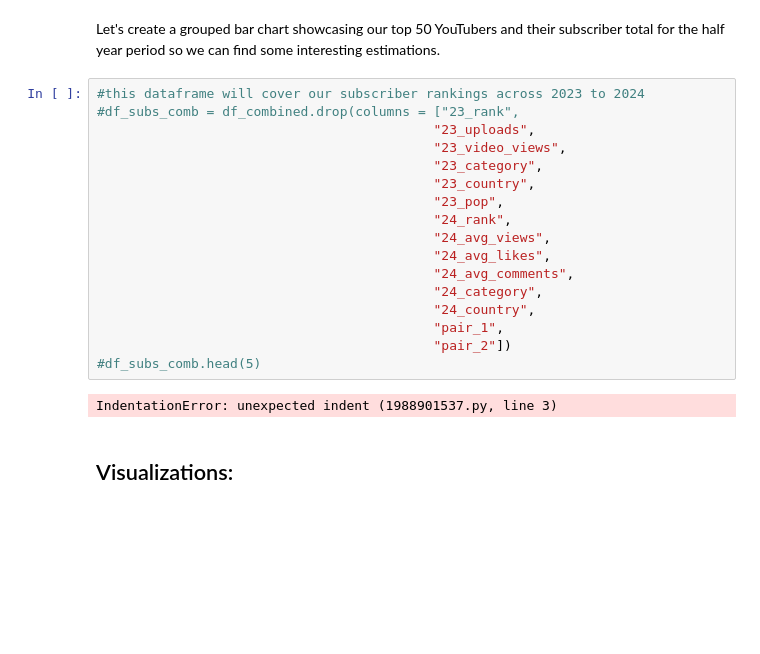
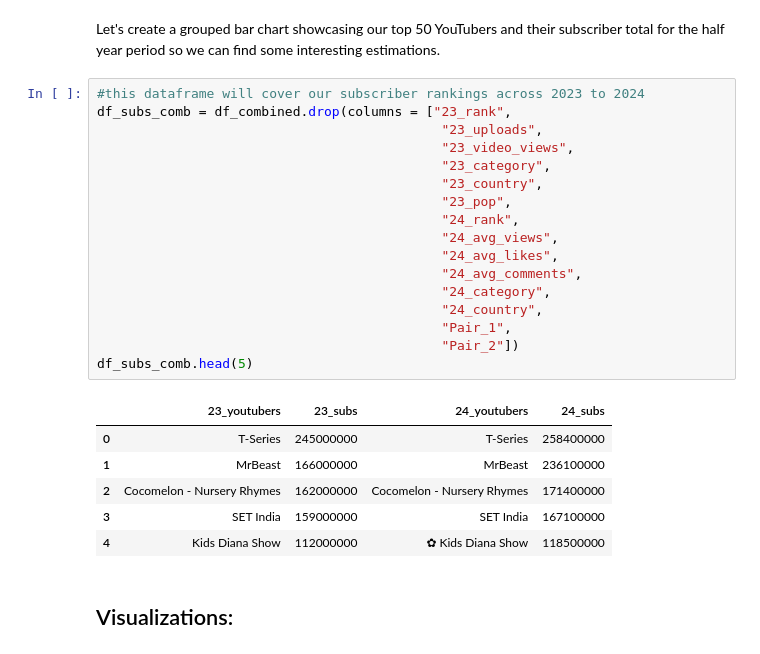
Before and after one commit to metguy/trending_youtubers, a Jupyter notebook: Combined_YouTuber_Analysis.ipynb, the cells around one changed output. Saved outputs shown, nothing was run; the diff lists cells and outputs as text; blank space fills up the shorter version.

```diff
--- a/Combined_YouTuber_Analysis.ipynb
+++ b/Combined_YouTuber_Analysis.ipynb
@@ -171,23 +171,28 @@ Ah, so it turns out India has the highest population in our dataframe. It would
 Let's create a grouped bar chart showcasing our top 50 YouTubers and their subscriber total for the half year period so we can find some interesting estimations.
 # %%
 #this dataframe will cover our subscriber rankings across 2023 to 2024
-#df_subs_comb = df_combined.drop(columns = ["23_rank",
-                                           "23_uploads",
-                                           "23_video_views",
-                                           "23_category",
-                                           "23_country",
-                                           "23_pop",
-                                           "24_rank",
-                                           "24_avg_views",
-                                           "24_avg_likes",
-                                           "24_avg_comments",
-                                           "24_category",
-                                           "24_country",
-                                           "pair_1",
-                                           "pair_2"])
-#df_subs_comb.head(5)
+df_subs_comb = df_combined.drop(columns = ["23_rank",
+                                            "23_uploads",
+                                            "23_video_views",
+                                            "23_category",
+                                            "23_country",
+                                            "23_pop",
+                                            "24_rank",
+                                            "24_avg_views",
+                                            "24_avg_likes",
+                                            "24_avg_comments",
+                                            "24_category",
+                                            "24_country",
+                                            "Pair_1",
+                                            "Pair_2"])
+df_subs_comb.head(5)
 # %% [output]
-IndentationError: unexpected indent (1988901537.py, line 3)
+|  | 23_youtubers | 23_subs | 24_youtubers | 24_subs |
+| 0 | T-Series | 245000000 | T-Series | 258400000 |
+| 1 | MrBeast | 166000000 | MrBeast | 236100000 |
+| 2 | Cocomelon - Nursery Rhymes | 162000000 | Cocomelon - Nursery Rhymes | 171400000 |
+| 3 | SET India | 159000000 | SET India | 167100000 |
+| 4 | Kids Diana Show | 112000000 | ✿ Kids Diana Show | 118500000 |
 # %% [markdown]
 ## Visualizations:
 # %% [markdown]
```
Also changed, not shown: parts of 5 cells of this notebook, 1 other file.
